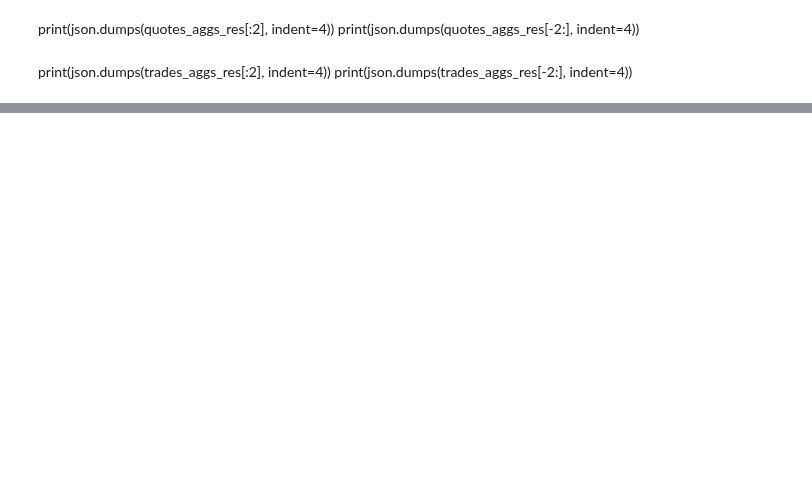
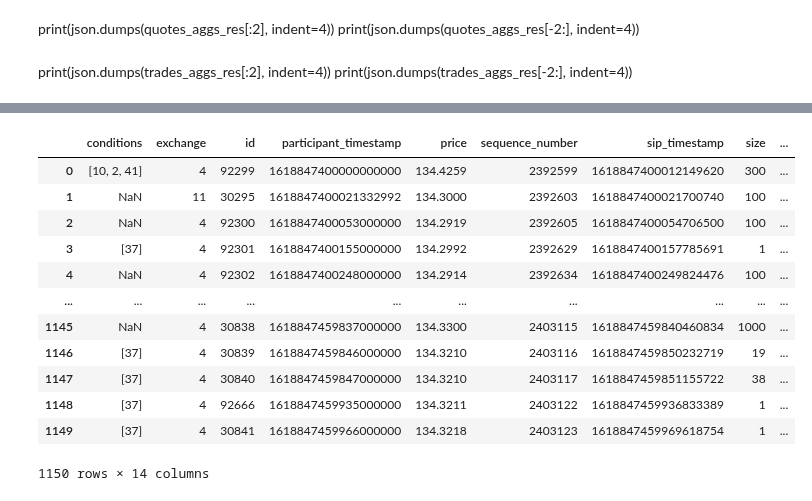
Before and after one commit to leonid-tkach/order-book-plot-find, a Jupyter notebook: polygon2TAQ.ipynb, the cells around one changed output, grey strips where cells are left out. Saved outputs shown, nothing was run; the diff lists cells and outputs as text; code cells hidden in the pictures; blank space fills up the shorter version.

```diff
--- a/polygon2TAQ.ipynb
+++ b/polygon2TAQ.ipynb
@@ -183,0 +158,16 @@ same_ts_dif_prices(trades_df, 'st_dt', 'price')
+# %%
+trades_df
+# %% [output]
+|  | conditions | exchange | id | participant_timestamp | price | sequence_number | sip_timestamp | size | ... |
+| 0 | [10, 2, 41] | 4 | 92299 | 1618847400000000000 | 134.4259 | 2392599 | 1618847400012149620 | 300 | ... |
+| 1 | NaN | 11 | 30295 | 1618847400021332992 | 134.3000 | 2392603 | 1618847400021700740 | 100 | ... |
+| 2 | NaN | 4 | 92300 | 1618847400053000000 | 134.2919 | 2392605 | 1618847400054706500 | 100 | ... |
+| 3 | [37] | 4 | 92301 | 1618847400155000000 | 134.2992 | 2392629 | 1618847400157785691 | 1 | ... |
+| 4 | NaN | 4 | 92302 | 1618847400248000000 | 134.2914 | 2392634 | 1618847400249824476 | 100 | ... |
+| ... | ... | ... | ... | ... | ... | ... | ... | ... | ... |
+| 1145 | NaN | 4 | 30838 | 1618847459837000000 | 134.3300 | 2403115 | 1618847459840460834 | 1000 | ... |
+| 1146 | [37] | 4 | 30839 | 1618847459846000000 | 134.3210 | 2403116 | 1618847459850232719 | 19 | ... |
+| 1147 | [37] | 4 | 30840 | 1618847459847000000 | 134.3210 | 2403117 | 1618847459851155722 | 38 | ... |
+| 1148 | [37] | 4 | 92666 | 1618847459935000000 | 134.3211 | 2403122 | 1618847459936833389 | 1 | ... |
+| 1149 | [37] | 4 | 30841 | 1618847459966000000 | 134.3218 | 2403123 | 1618847459969618754 | 1 | ... |
+1150 rows × 14 columns
```
Also changed, not shown: parts of 27 cells of this notebook, 1 other file.
